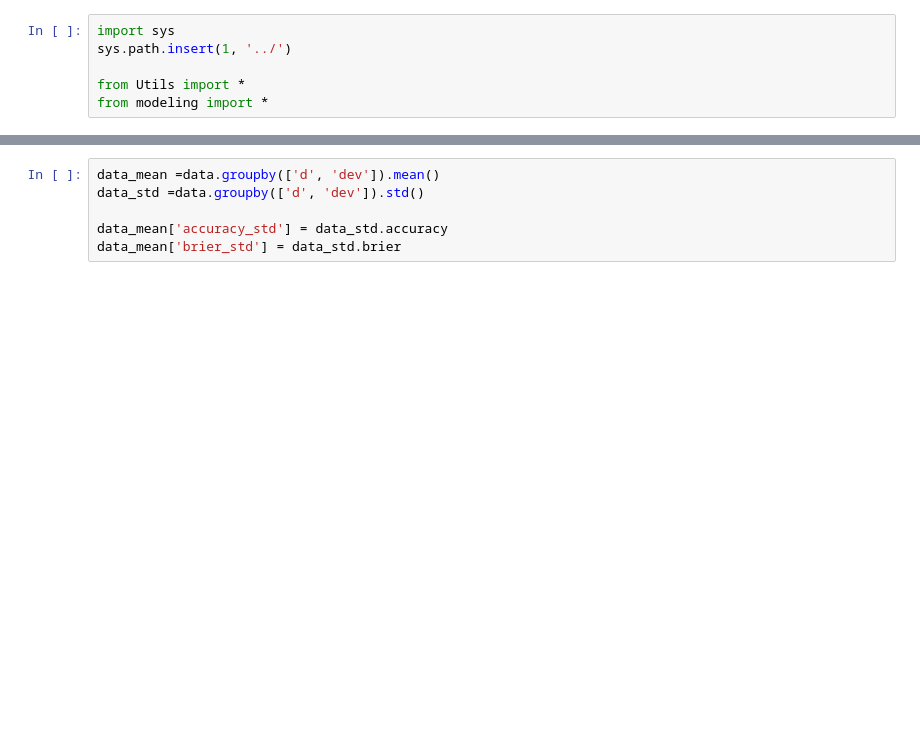
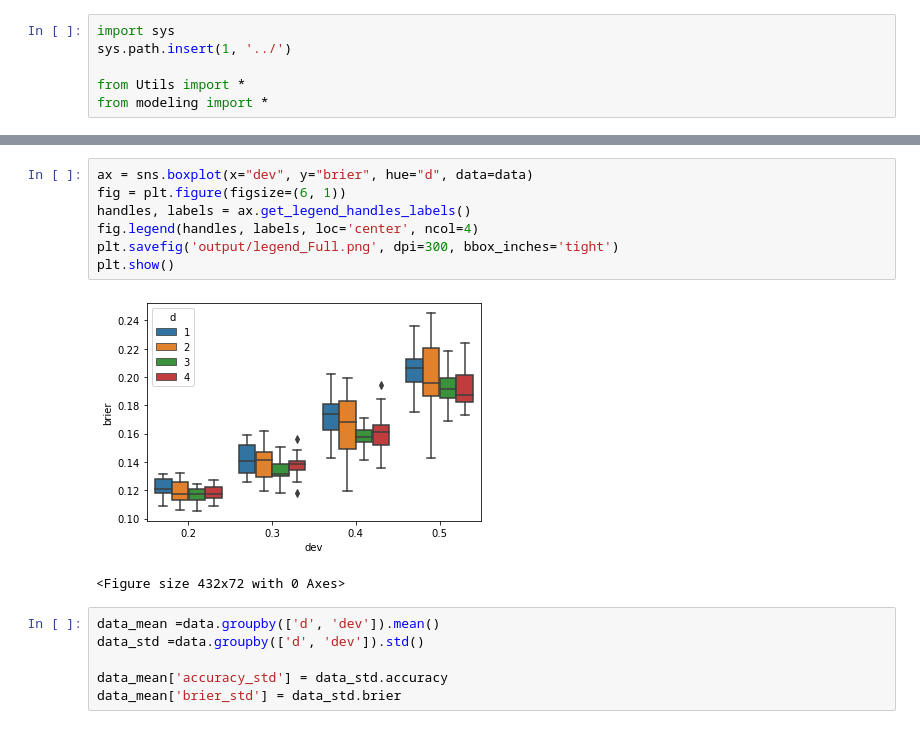
Before and after one commit to amacaluso/Quantum-Ensemble-for-Classification, a Jupyter notebook: notebooks/viz_results.ipynb, the cells around one changed output, grey strips where cells are left out. Cells and saved outputs as stored; diff of their text form; blank space fills up the shorter version.

```diff
--- a/notebooks/viz_results.ipynb
+++ b/notebooks/viz_results.ipynb
@@ -32,3 +33,13 @@ plt.show()
+# %%
+ax = sns.boxplot(x="dev", y="brier", hue="d", data=data)
+fig = plt.figure(figsize=(6, 1))
+handles, labels = ax.get_legend_handles_labels()
+fig.legend(handles, labels, loc='center', ncol=4)
+plt.savefig('output/legend_Full.png', dpi=300, bbox_inches='tight')
+plt.show()
+# %% [output]
+[figure, added]
+<Figure size 432x72 with 0 Axes>
 # %%
 data_mean =data.groupby(['d', 'dev']).mean()
 data_std =data.groupby(['d', 'dev']).std()
```
Also changed, not shown: parts of 4 cells of this notebook, 4 other files.
